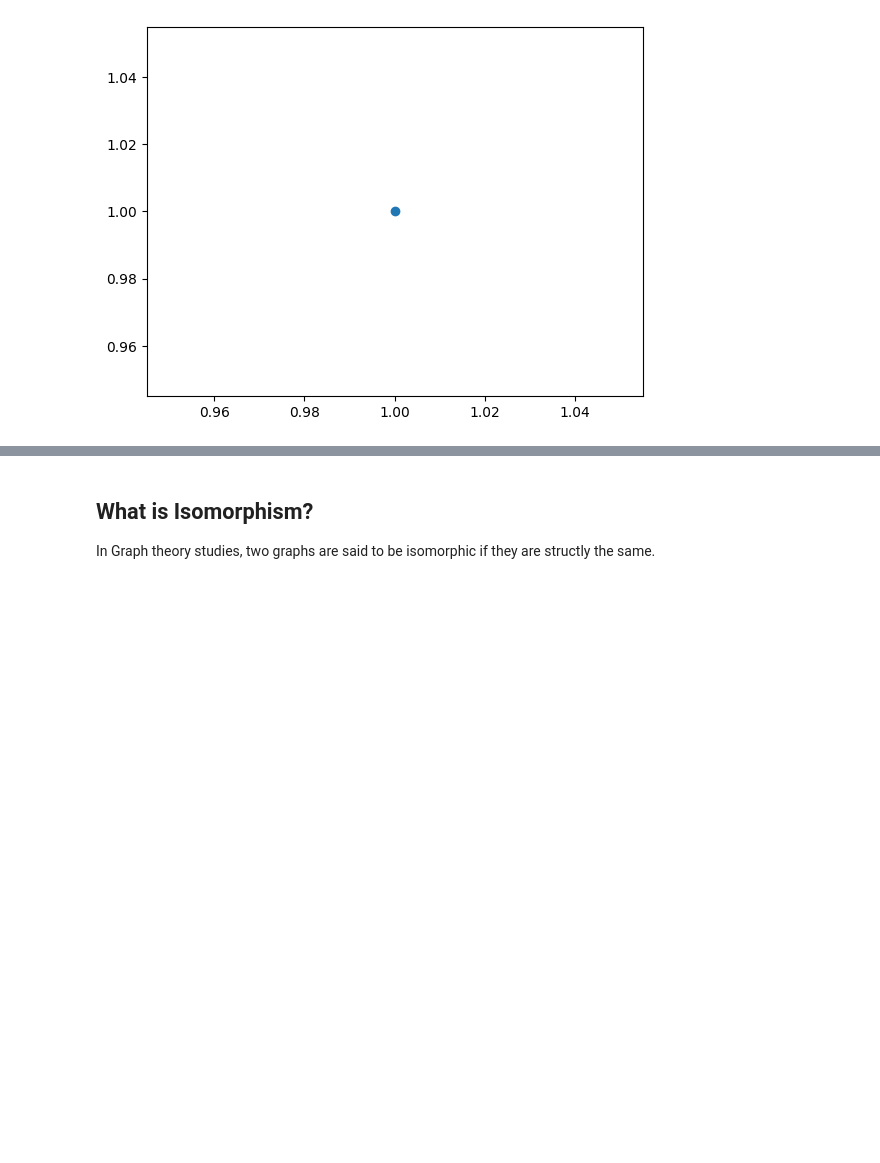
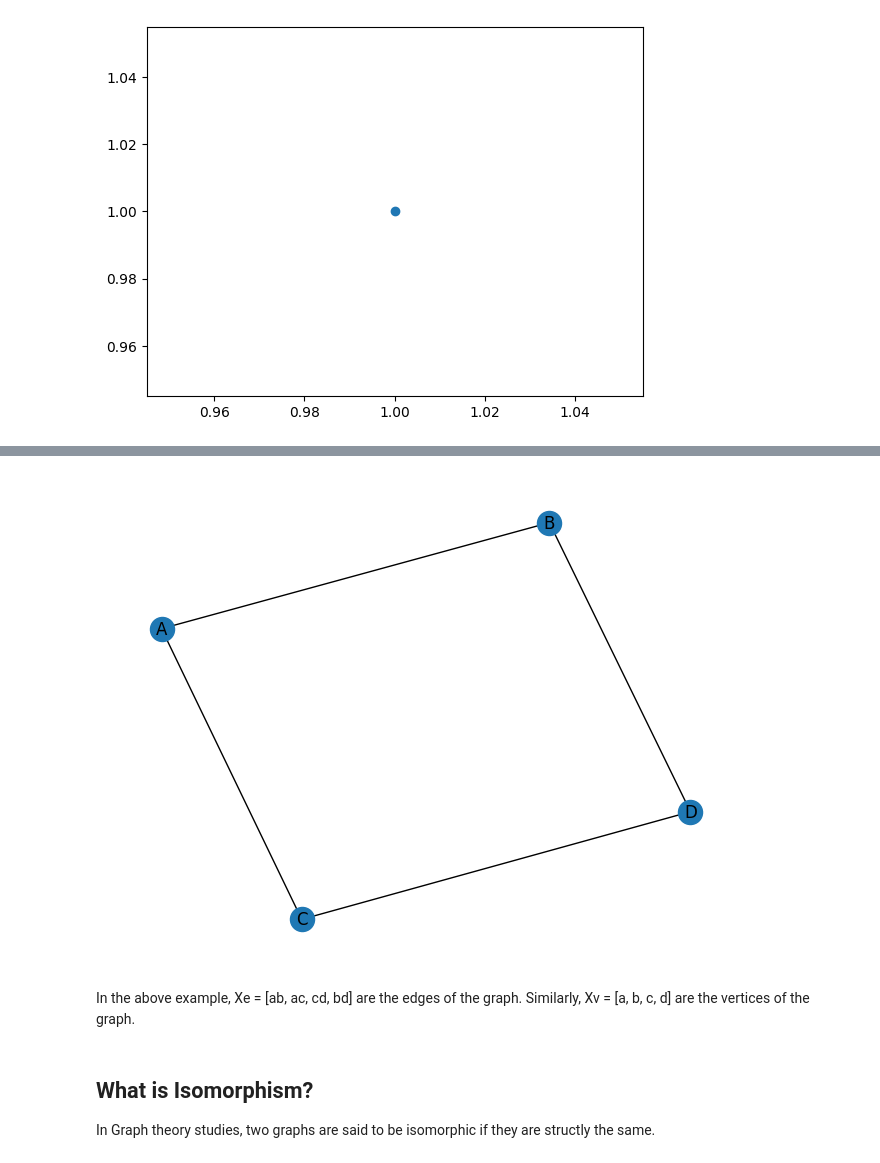
Before and after one commit to PieroniJV/graph_isomorphism_project, a Jupyter notebook: graph_isomorphism.ipynb, the cells around one changed output, grey strips where cells are left out. Drawn from its saved outputs; the diff is of its cells as text; code cells hidden in the pictures; blank space fills up the shorter version.

```diff
--- a/graph_isomorphism.ipynb
+++ b/graph_isomorphism.ipynb
@@ -19,3 +46,15 @@ plt.show()
+# %%
+G = nx.Graph()
+G.add_nodes_from(["A", "B", "C", "D"])
+G.add_edges_from([("A", "B"), ("B", "D"), ("D", "C"), ("C", "A")])
+
+nx.draw(G, with_labels=True)
+
+plt.show()
+# %% [output]
+[figure, added]
+# %% [markdown]
+In the above example, Xe = [ab, ac, cd, bd]  are the edges of the graph. Similarly, Xv = [a, b, c, d] are the vertices of the graph.
 # %% [markdown]
 ## What is Isomorphism?
 
```
Also changed, not shown: parts of 7 cells of this notebook.
